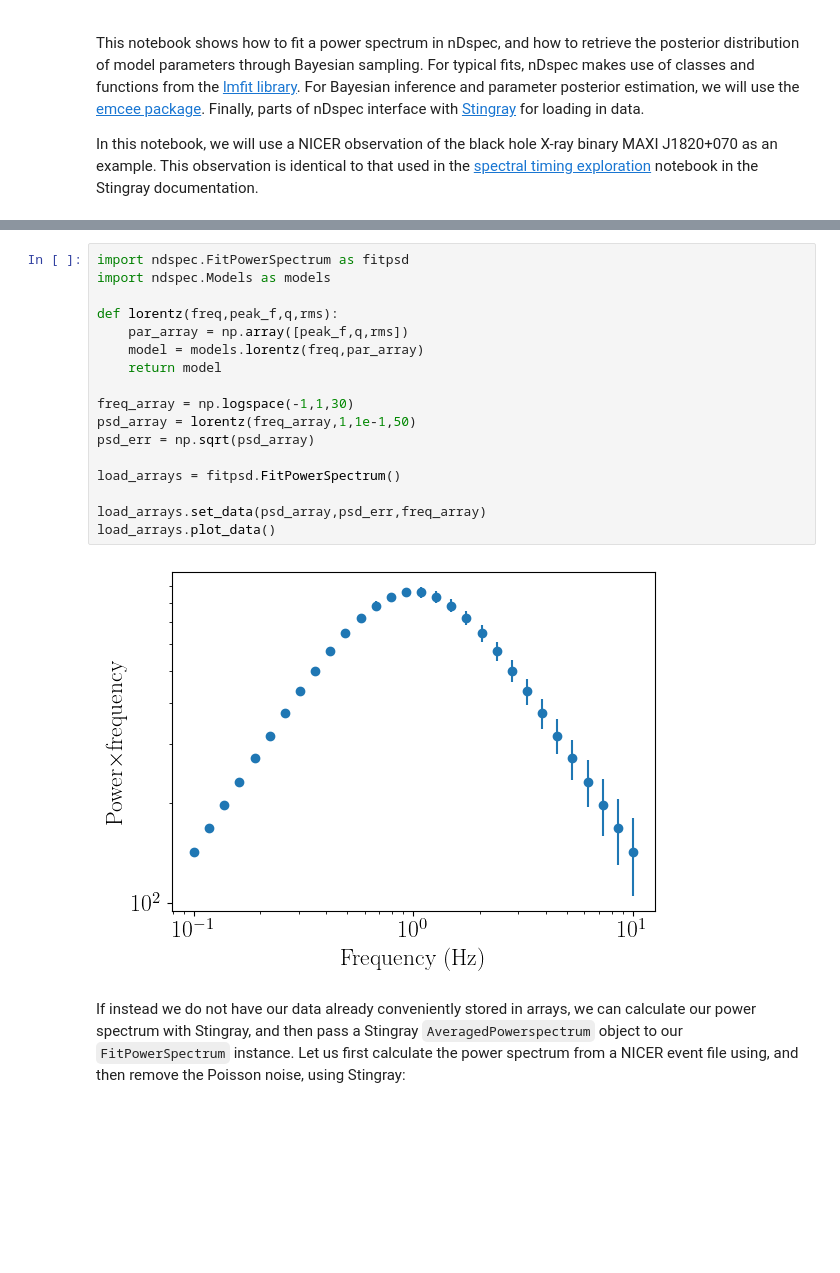
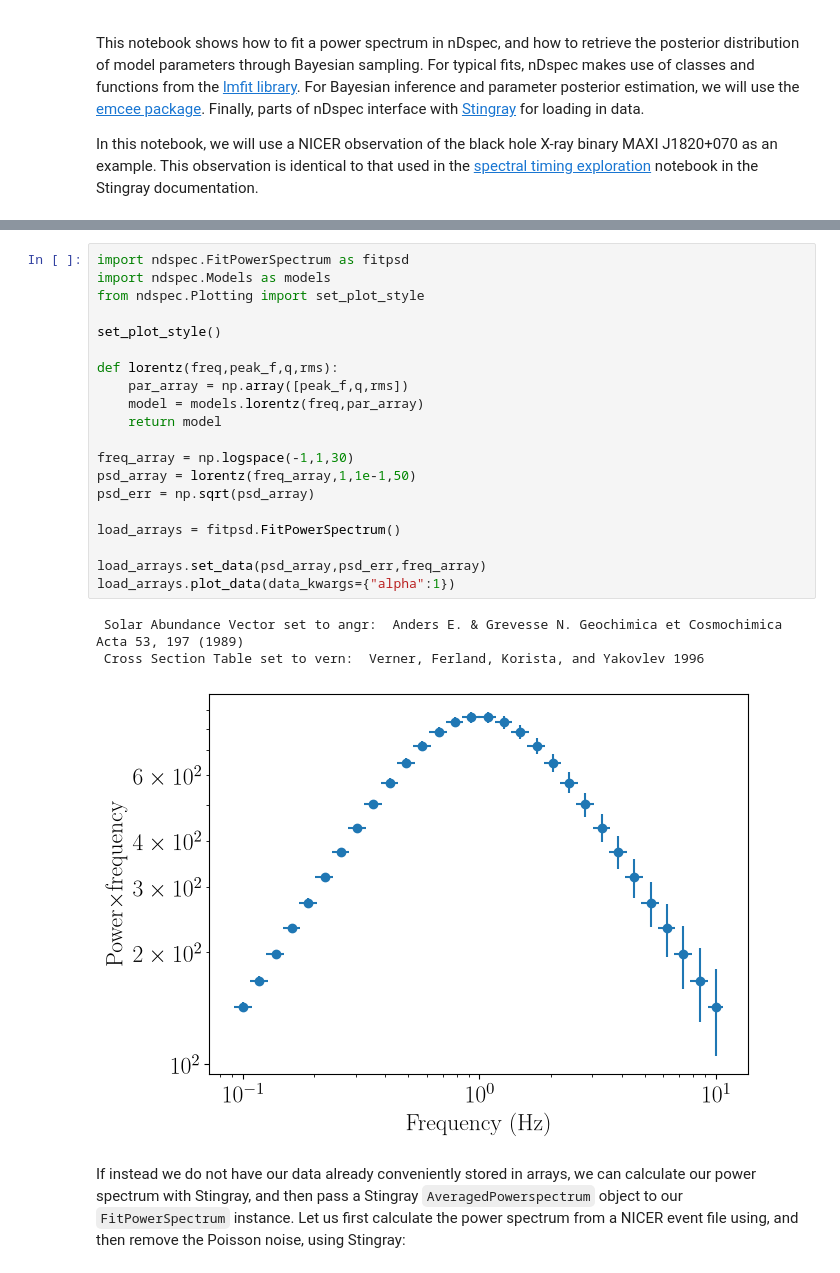
Before and after one commit to nDspec/nDspec, a Jupyter notebook: docs/fit_psd.ipynb, the cells around one changed output, grey strips where cells are left out. Cells and saved outputs as stored; diff of their text form; blank space fills up the shorter version.

```diff
--- a/docs/fit_psd.ipynb
+++ b/docs/fit_psd.ipynb
@@ -21,22 +21,27 @@ In this example, we will define an array of logarithmically-spaced frequencies f
 # %%
 import ndspec.FitPowerSpectrum as fitpsd
 import ndspec.Models as models
+from ndspec.Plotting import set_plot_style
+
+set_plot_style()
 
 def lorentz(freq,peak_f,q,rms):
     par_array = np.array([peak_f,q,rms])
     model = models.lorentz(freq,par_array)
     return model
 
 freq_array = np.logspace(-1,1,30)
 psd_array = lorentz(freq_array,1,1e-1,50)
 psd_err = np.sqrt(psd_array)
 
 load_arrays = fitpsd.FitPowerSpectrum()
 
 load_arrays.set_data(psd_array,psd_err,freq_array)
-load_arrays.plot_data()
+load_arrays.plot_data(data_kwargs={"alpha":1})
 # %% [output]
+ Solar Abundance Vector set to angr:  Anders E. & Grevesse N. Geochimica et Cosmochimica Acta 53, 197 (1989)
+ Cross Section Table set to vern:  Verner, Ferland, Korista, and Yakovlev 1996
-[figure, old version]
+[figure, new version]
 # %% [markdown]
 If instead we do not have our data already conveniently stored in arrays, we can calculate our power spectrum with Stingray, and then pass a Stingray `AveragedPowerspectrum` object to our `FitPowerSpectrum` instance. Let us first calculate the power spectrum from a NICER event file using, and then remove the Poisson noise, using Stingray:
 # %%
```
Also changed, not shown: parts of 12 cells of this notebook, 38 other files.
